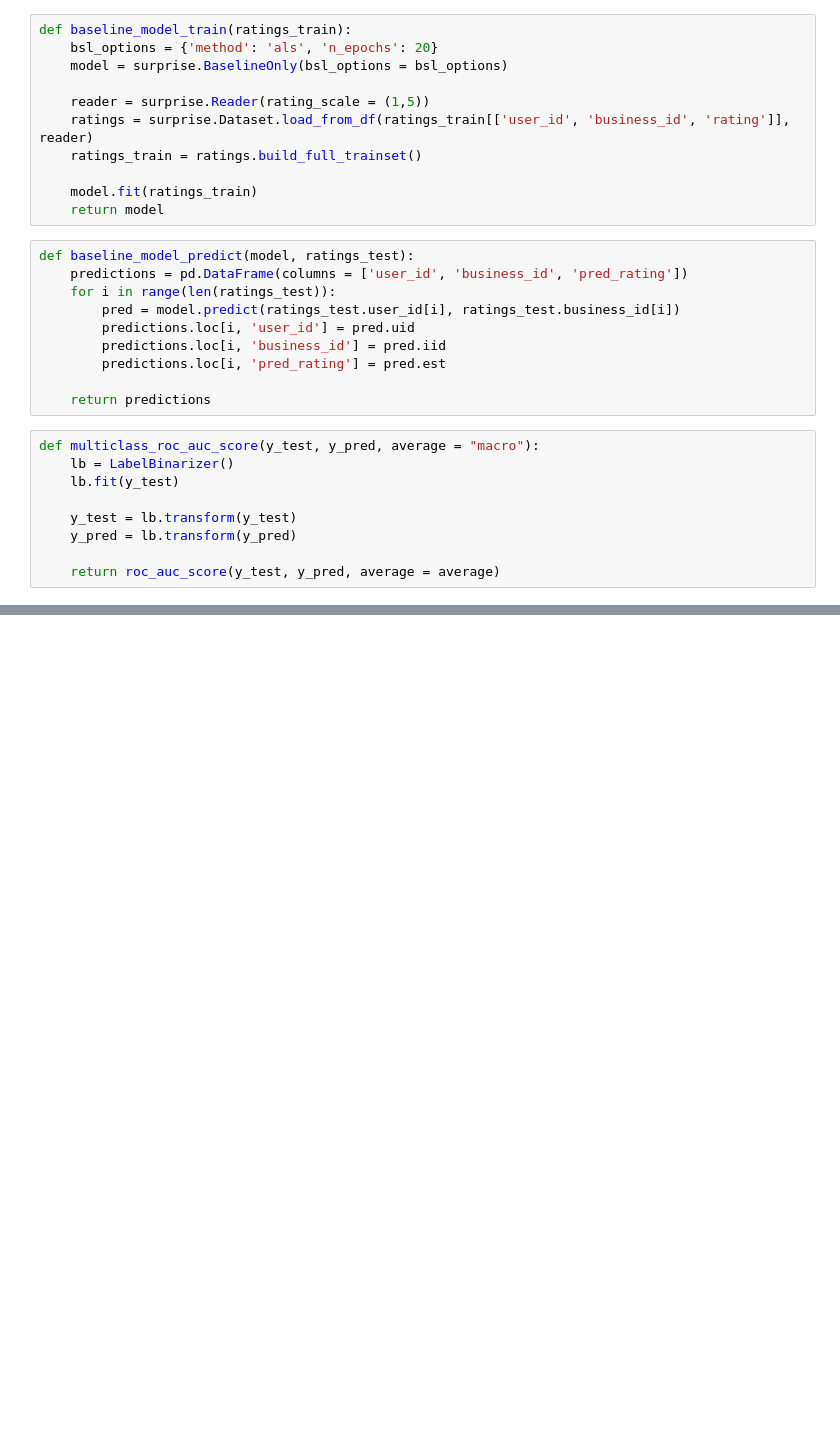
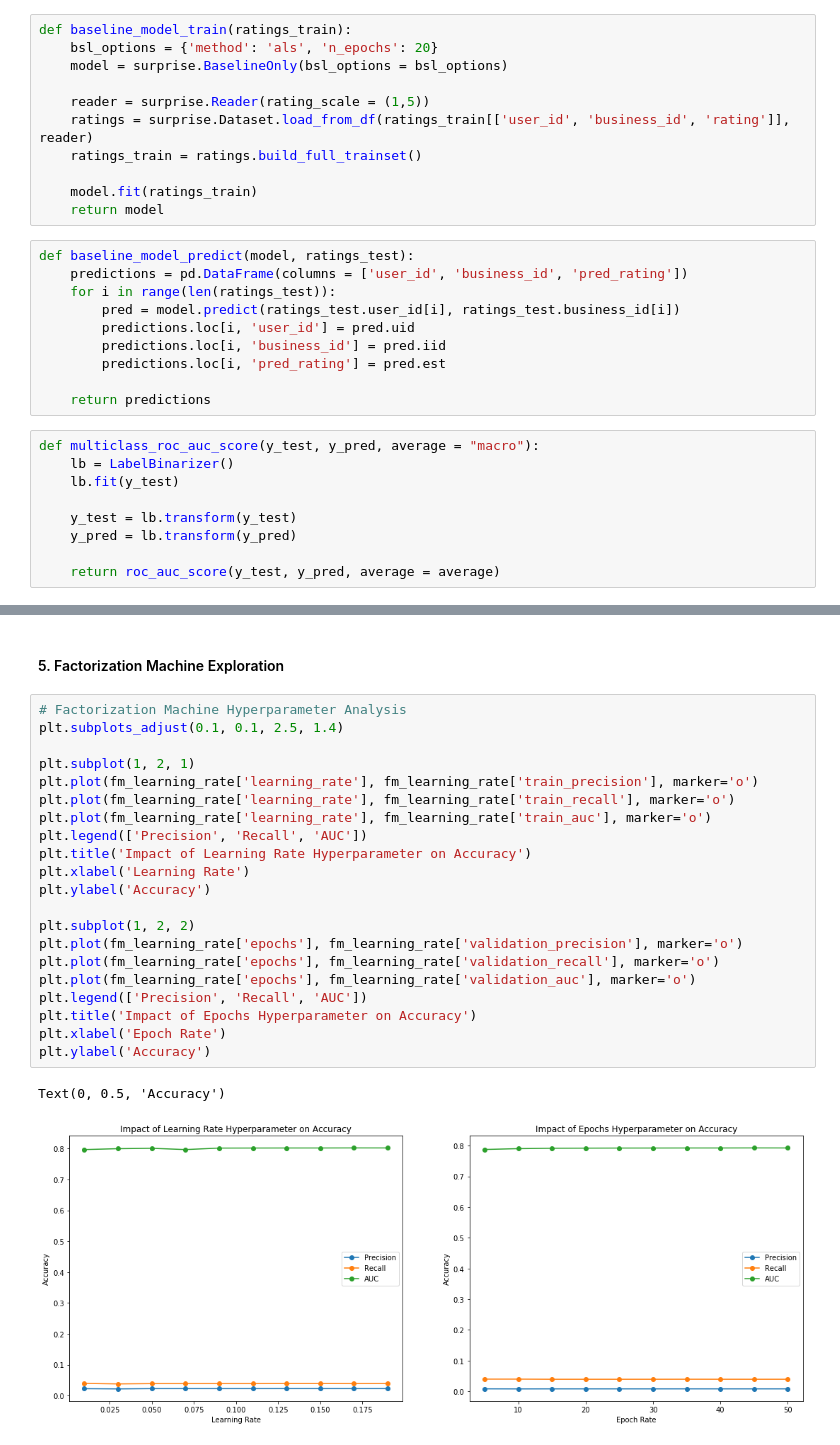
Before and after one commit to mohitgulla/Yelp, a Jupyter notebook: model_evaluation.ipynb, the cells around one changed output, grey strips where cells are left out. Drawn from its saved outputs; the diff is of its cells as text; blank space fills up the shorter version.

```diff
--- a/model_evaluation.ipynb
+++ b/model_evaluation.ipynb
@@ -90,0 +203,26 @@ def model_coverage(ratings_train, ratings_recommend):
+# %% [markdown]
+#### 5. Factorization Machine Exploration
+# %%
+# Factorization Machine Hyperparameter Analysis
+plt.subplots_adjust(0.1, 0.1, 2.5, 1.4)
+
+plt.subplot(1, 2, 1)
+plt.plot(fm_learning_rate['learning_rate'], fm_learning_rate['train_precision'], marker='o')
+plt.plot(fm_learning_rate['learning_rate'], fm_learning_rate['train_recall'], marker='o')
+plt.plot(fm_learning_rate['learning_rate'], fm_learning_rate['train_auc'], marker='o')
+plt.legend(['Precision', 'Recall', 'AUC'])
+plt.title('Impact of Learning Rate Hyperparameter on Accuracy')
+plt.xlabel('Learning Rate')
+plt.ylabel('Accuracy')
+
+plt.subplot(1, 2, 2)
+plt.plot(fm_learning_rate['epochs'], fm_learning_rate['validation_precision'], marker='o')
+plt.plot(fm_learning_rate['epochs'], fm_learning_rate['validation_recall'], marker='o')
+plt.plot(fm_learning_rate['epochs'], fm_learning_rate['validation_auc'], marker='o')
+plt.legend(['Precision', 'Recall', 'AUC'])
+plt.title('Impact of Epochs Hyperparameter on Accuracy')
+plt.xlabel('Epoch Rate')
+plt.ylabel('Accuracy')
+# %% [output]
+Text(0, 0.5, 'Accuracy')
+[figure, added]
```
Also changed, not shown: parts of 19 cells of this notebook, 12 other files.
